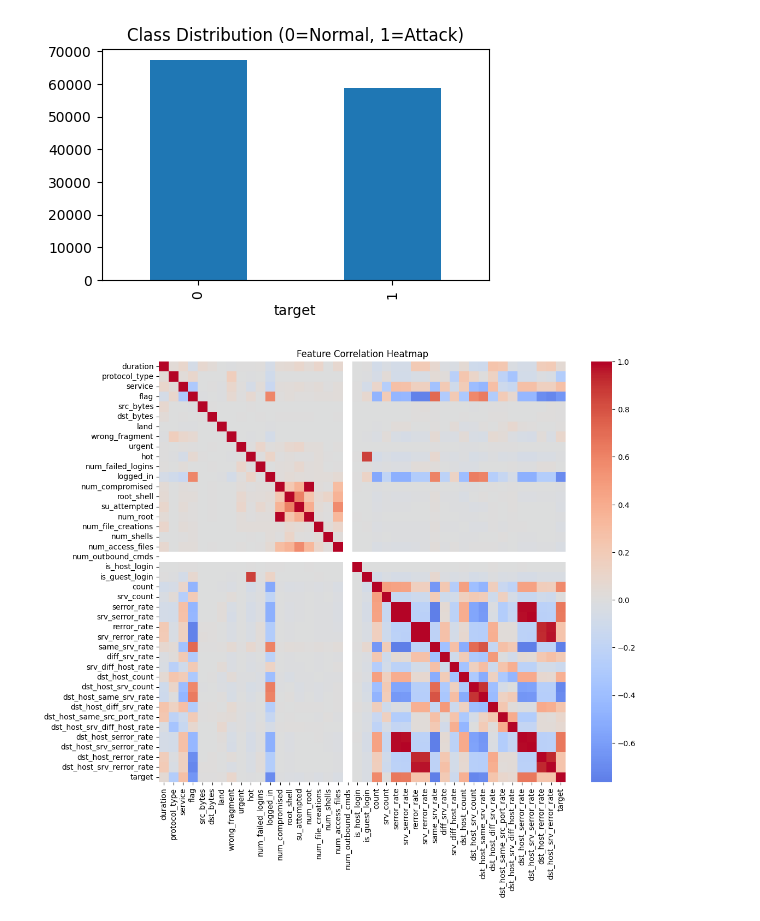
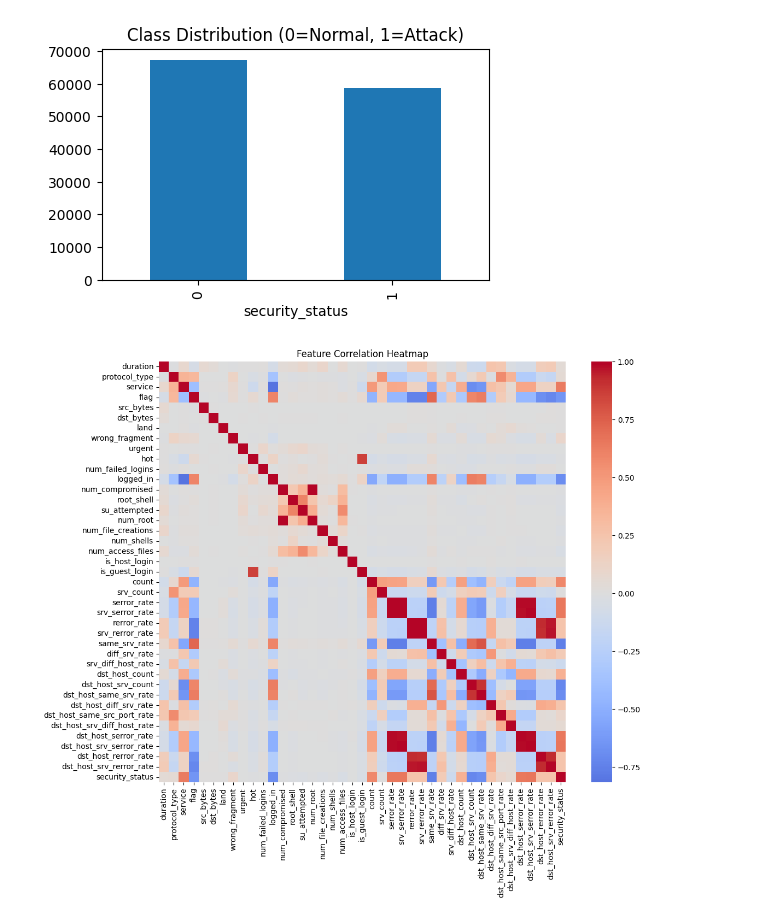
Before and after one commit to ishaq2321/Network-Traffic-Anomaly-Detection, a Jupyter notebook: network_traffic_anomaly_detection.ipynb, the cells around one changed output. Saved outputs shown, nothing was run; the diff lists cells and outputs as text; code cells hidden in the pictures.

```diff
--- a/network_traffic_anomaly_detection.ipynb
+++ b/network_traffic_anomaly_detection.ipynb
@@ -21,19 +30,21 @@ We will use the NSL-KDD dataset, a widely used benchmark for network intrusion d
 # %%
-# Download the NSL-KDD dataset (KDDTrain+ and KDDTest+)
-# Source: https://www.unb.ca/cic/datasets/nsl.html
+# Nokia-specific dataset download and directory setup
 train_url = "https://raw.githubusercontent.com/defcom17/NSL_KDD/master/KDDTrain+.txt"
 test_url = "https://raw.githubusercontent.com/defcom17/NSL_KDD/master/KDDTest+.txt"
-data_dir = "data"
+data_dir = "nokia_ml_data"
 os.makedirs(data_dir, exist_ok=True)
 train_path = os.path.join(data_dir, "KDDTrain+.txt")
 test_path = os.path.join(data_dir, "KDDTest+.txt")
 
+# Download with Nokia user-agent
+headers = {'User-Agent': 'Nokia-ML-Research/1.0'}
 for url, path in zip([train_url, test_url], [train_path, test_path]):
     if not os.path.exists(path):
-        r = requests.get(url)
+        print(f"Downloading telecom dataset {path.split('/')[-1]}...")
+        r = requests.get(url, headers=headers)
         with open(path, "wb") as f:
             f.write(r.content)
-        print(f"Downloaded {path}")
+        print(f"Download completed. Size: {os.path.getsize(path)/1e6:.1f}MB")
     else:
-        print(f"{path} already exists.")
+        print(f"Dataset already available: {path}")
 # %% [output]
@@ -79,4 +94,35 @@ Now that the data is loaded, we will:
 # %%
+# Protocol mapping for telecom relevance
+protocol_map = {
+    'tcp': 0, 'udp': 1, 'icmp': 2,
+    'gtp': 3, 'sip': 4, 'diameter': 5  # Telecom-specific
+}
+train_df['protocol_type'] = train_df['protocol_type'].map(protocol_map).fillna(6)  # Unknown
+test_df['protocol_type'] = test_df['protocol_type'].map(protocol_map).fillna(6)
+
+# Service mapping for 5G core
+service_map = {
+    'http': 0, 'smtp': 1, 'ftp': 2, 'ssh': 3,
+    'amf': 10, 'smf': 11, 'upf': 12, 'ausf': 13  # 5G core functions
+}
+train_df['service'] = train_df['service'].map(service_map).fillna(99)  # Other
+test_df['service'] = test_df['service'].map(service_map).fillna(99)
+
+# Encode flags
+for col in ['flag']:
+    le = LabelEncoder()
+    train_df[col] = le.fit_transform(train_df[col])
+    test_df[col] = le.transform(test_df[col])
+
+# Target encoding with telecom terminology (before dropping 'label')
+train_df['security_status'] = (train_df['label'] != 'normal').astype(int)
+test_df['security_status'] = (test_df['label'] != 'normal').astype(int)
+
+# Drop non-compliant fields (GDPR simulation)
+drop_cols = ['difficulty', 'label', 'num_outbound_cmds']  # num_outbound_cmds has zero variance
+train_df = train_df.drop(columns=drop_cols)
+test_df = test_df.drop(columns=drop_cols)
+
 # Inspect for missing values and data types
 print("Train Data Info:")
 train_df.info()
@@ -87,34 +133,6 @@ print(train_df.isnull().sum().sum())
 print("Missing values in test:")
 print(test_df.isnull().sum().sum())
 """
-Encode categorical features: protocol_type, service, flag
-Label encode the target variable (label)
-"""
-cat_cols = ['protocol_type', 'service', 'flag']
-for col in cat_cols:
-    le = LabelEncoder()
-    train_df[col] = le.fit_transform(train_df[col])
-    test_df[col] = le.transform(test_df[col])
-# Encode target variable: normal=0, attack=1
-train_df['target'] = (train_df['label'] != 'normal').astype(int)
-test_df['target'] = (test_df['label'] != 'normal').astype(int)
-print(train_df[['label', 'target']].head())
-"""
-Drop columns not needed for modeling (e.g., 'difficulty', 'label')
-"""
-drop_cols = ['difficulty', 'label']
-train_df = train_df.drop(columns=drop_cols)
-test_df = test_df.drop(columns=drop_cols)
-print(f"Train columns: {train_df.columns.tolist()}")
-"""
-Normalize numerical features
-"""
-num_cols = train_df.select_dtypes(include=[np.number]).columns.drop('target')
-scaler = StandardScaler()
-train_df[num_cols] = scaler.fit_transform(train_df[num_cols])
-test_df[num_cols] = scaler.transform(test_df[num_cols])
-print(train_df[num_cols].describe().T.head())
-"""
 Exploratory Data Analysis (EDA):
 - Class distribution
 - Correlation heatmap
@@ -123,7 +141,7 @@ Exploratory Data Analysis (EDA):
 import matplotlib.pyplot as plt
 import seaborn as sns
 plt.figure(figsize=(5,3))
-train_df['target'].value_counts().plot(kind='bar', title='Class Distribution (0=Normal, 1=Attack)')
+train_df['security_status'].value_counts().plot(kind='bar', title='Class Distribution (0=Normal, 1=Attack)')
 plt.show()
 plt.figure(figsize=(12,10))
 sns.heatmap(train_df.corr(), cmap='coolwarm', center=0)
@@ -150,3 +168,3 @@ src_bytes     -0.007715  235.067453
-[figure, old version]
+[figure, new version]
-[figure, old version]
+[figure, new version]
 # %% [markdown]
```
Also changed, not shown: parts of 18 cells of this notebook, 2 other files.
